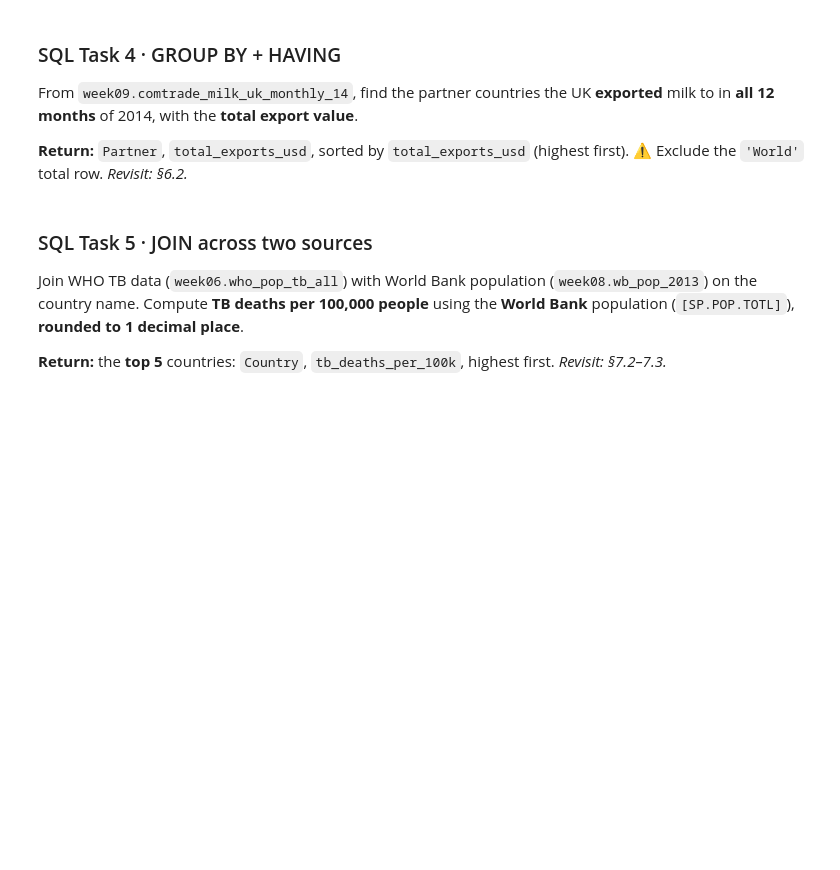
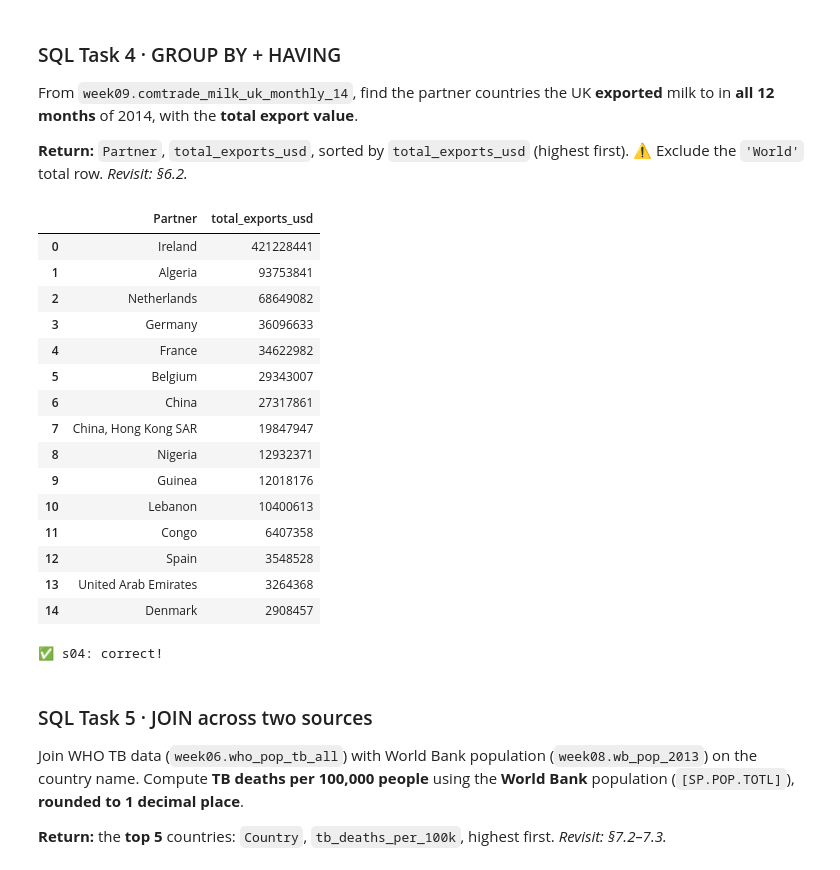
Before and after one commit to Timmy-Ezekiel/Dataraflow-data-science, a Jupyter notebook: week6/Week_6_numpy_&_panda1.ipynb, the cells around one changed output. Drawn from its saved outputs; the diff is of its cells as text; code cells hidden in the pictures; blank space fills up the shorter version.

Commit message:
Completed SQL Task in Week6 Take home, Uploaded a test file

```diff
--- a/week6/Week_6_numpy_&_panda1.ipynb
+++ b/week6/Week_6_numpy_&_panda1.ipynb
@@ -444,9 +489,34 @@ From `week09.comtrade_milk_uk_monthly_14`, find the partner countries the UK **e
 ⚠️ Exclude the `'World'` total row. *Revisit: §6.2.*
 # %%
 SQL_04 = """
-
+    SELECT Partner,
+           SUM([Trade Value (US$)]) as total_exports_usd
+    FROM week09.comtrade_milk_uk_monthly_14
+    WHERE [Trade Flow] = 'Exports' AND
+          Partner <> 'World'
+    GROUP BY Partner
+    HAVING COUNT(DISTINCT [Period Desc.]) = 12
+    ORDER BY total_exports_usd DESC
 """
 answer("s04", SQL_04)
+# %% [output]
+|  | Partner | total_exports_usd |
+| 0 | Ireland | 421228441 |
+| 1 | Algeria | 93753841 |
+| 2 | Netherlands | 68649082 |
+| 3 | Germany | 36096633 |
+| 4 | France | 34622982 |
+| 5 | Belgium | 29343007 |
+| 6 | China | 27317861 |
+| 7 | China, Hong Kong SAR | 19847947 |
+| 8 | Nigeria | 12932371 |
+| 9 | Guinea | 12018176 |
+| 10 | Lebanon | 10400613 |
+| 11 | Congo | 6407358 |
+| 12 | Spain | 3548528 |
+| 13 | United Arab Emirates | 3264368 |
+| 14 | Denmark | 2908457 |
+✅ s04: correct!
 # %% [markdown]
 ### SQL Task 5 · JOIN across two sources
 Join WHO TB data (`week06.who_pop_tb_all`) with World Bank population (`week08.wb_pop_2013`) on the country
```
Also changed, not shown: parts of 10 cells of this notebook, 1 other file.
